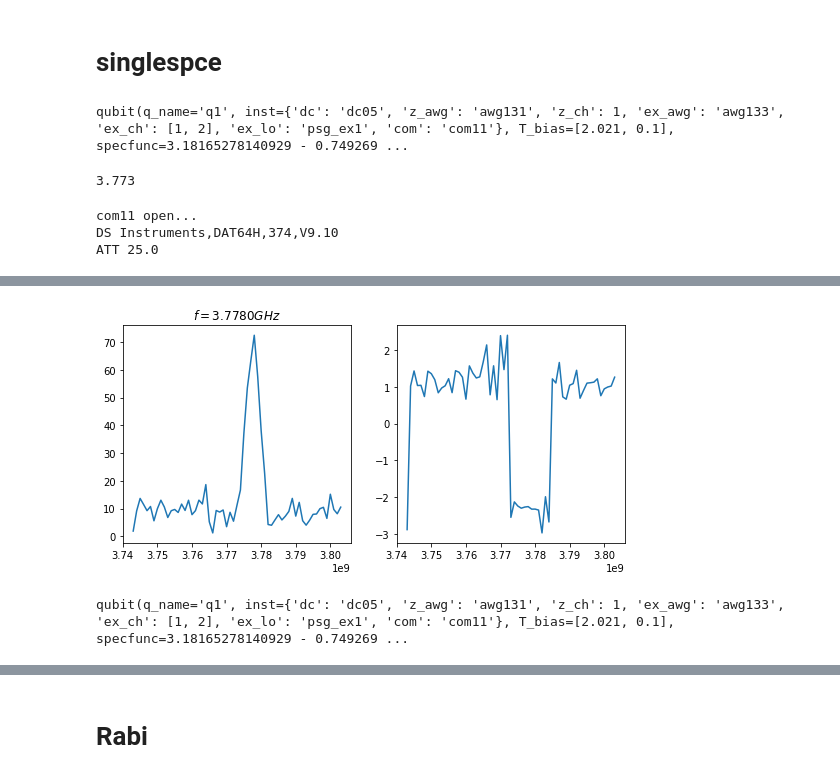
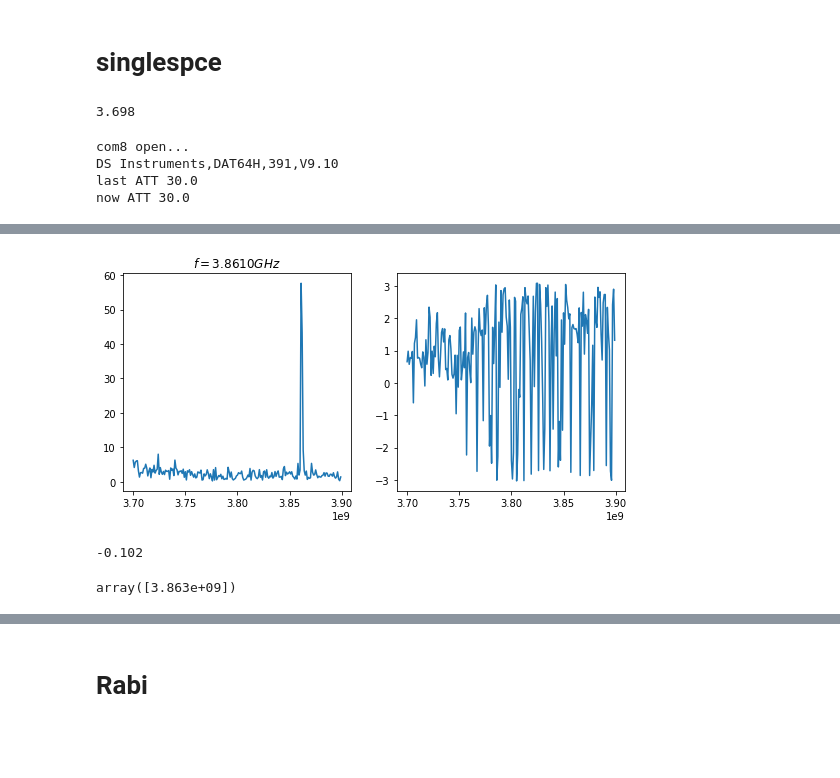
Before and after one commit to zhaoshoukuan/-ipynb, a Jupyter notebook: qw20.ipynb, the cells around one changed output, grey strips where cells are left out. Cells and saved outputs as stored; diff of their text form; code cells hidden in the pictures; blank space fills up the shorter version.

```diff
--- a/qw20.ipynb
+++ b/qw20.ipynb
@@ -117,13 +114,11 @@ awg_trig = awg100
 dc = {'dc01':dc01,'dc02':dc02,'dc03':dc03,'dc05':dc05,'dc06':dc06,\
       'dc07':dc07,'dc08':dc08,'dc10':dc10,'dc11':dc11,'dc15':dc15,'dc20':dc20}
 #awg = awg132
-awg_list = {'awg131':awg131,'awg132':awg132,'awg133':awg134,'awg134':awg133,'awgread':awg134}
+awg_list = {'awg131':awg131,'awg132':awg132,'awg133':awg133,'awg134':awg134,'awgread':awg133}
 # %% [markdown]
 ## 测量类
 # %%
 measure = mr.common(f_cavity,ats,dc,psg,awg_list,jpa)
-# %%
-measure.awg = awg_list
 # %%
 await mr.awgSync(measure)
 # %% [markdown]
@@ -131,7 +126,7 @@ await mr.awgSync(measure)
 # %%
 await mr.modulation_read(measure,np.array([50e6]),tdelay=1500)
 await mr.ats_setup(ats,np.array([50e6]),l=1500)
-await awg134.run()
+await awg133.run()
 f_list = await ats.getValue('f_list')
 f_list
 # %% [output]
@@ -309,41 +302,48 @@ plt.show()
 [figure]
 # %% [markdown]
 # singlespce
-# %%
-q1
-# %% [output]
-qubit(q_name='q1', inst={'dc': 'dc05', 'z_awg': 'awg131', 'z_ch': 1, 'ex_awg': 'awg133', 'ex_ch': [1, 2], 'ex_lo': 'psg_ex1', 'com': 'com11'}, T_bias=[2.021, 0.1], specfunc=3.18165278140929 - 0.749269 ...
-# %%
-x = sy.Symbol('x')
-q_target = q1
-att_single, bias = q_target.power_ex, -0.15
-#f_com = 3.736
-f_com = np.float(q_target.specfunc.evalf(subs={x:bias}))
-round(f_com,3)
-# %% [output]
-3.773
+# %%
+await dc[q3.inst['dc']].DC((q3.T_bias[0]/2+q3.T_bias[1]))
+await dc[q5.inst['dc']].DC((q5.T_bias[0]/2+q5.T_bias[1]))
+# await dc[q1.inst['dc']].DC((q1.T_bias[0]/2+q1.T_bias[1]))
+# await dc[q5.inst['dc']].DC((q5.T_bias[0]/2+q5.T_bias[1]))
+
+x = sy.Symbol('x')
+q_target = q4
+att_single, bias = q_target.power_ex, -0.104
+#f_com = 3.736
+f_com = np.float(q_target.specfunc.evalf(subs={x:bias}))
+# await mr.RecoverInst(measure,state=q_target.state[0])
+round(f_com,3)
+# %% [output]
+3.698
 # %%
-tag, freq = q_target.q_name, np.arange(-30,31,1)*1e6+round(f_com,3)*1e9
+tag, freq = q_target.q_name, np.arange(-100,101,1)*1e6+round(f_com,3)*1e9
+freq = np.arange(3.7,3.9,0.001)*1e9
+await psg_ex2.setValue('Power',15)
 await dc[q_target.inst['dc']].DC(bias)
 att_setup = mr.Att_Setup(q_target.inst['com'])
-att_setup.Att(q_target.power_ex+10)
+att_setup.Att(q_target.power_ex)
 #await psg[q_target.inst['ex_lo']].setValue('Power',0)
 await mr.modulation_ex(q_target,measure)
 await psg_ex1.setValue('Moutput','ON')
+#await psg_ex1.setValue('Output','OFF')
 await mr.jpa_switch(measure,'ON')
 job = Job(mr.singlespec, (q_target,measure,freq,True), tags=[tag], max=len(freq))
 f_ss, s_ss = await job.done()
+state = await mr.QueryInst(measure)
 index = np.abs(s_ss).argmax(axis=0)
 f_rabi = np.array([f_ss[:,i][j] for i, j in enumerate(index)])
 fig, axes = plt.subplots(ncols=2,nrows=1,figsize=(9,4))
 axes[0].plot(f_ss,np.abs(s_ss))
 axes[0].set_title('$f=%.4fGHz$'%(f_rabi[0]/1e9))
 axes[1].plot(f_ss,np.angle(s_ss))
 plt.show()
 # %% [output]
-com11 open...
-DS Instruments,DAT64H,374,V9.10
-ATT 25.0
+com8 open...
+DS Instruments,DAT64H,391,V9.10
+last ATT 30.0
+now ATT 30.0
 [interactive output not drawn]
-[figure, old version]
+[figure, new version]
 # %%
@@ -353,4 +353,8 @@ q7 = q7._replace(inst={'dc': 'dc08', 'z_awg': 'awg131', 'z_ch': 7, 'ex_awg': 'aw
-# %%
-q1
-# %% [output]
-qubit(q_name='q1', inst={'dc': 'dc05', 'z_awg': 'awg131', 'z_ch': 1, 'ex_awg': 'awg133', 'ex_ch': [1, 2], 'ex_lo': 'psg_ex1', 'com': 'com11'}, T_bias=[2.021, 0.1], specfunc=3.18165278140929 - 0.749269 ...
+# %%
+q4.bias
+# %% [output]
+-0.102
+# %%
+q4.f_ex
+# %% [output]
+array([3.863e+09])
```
Also changed, not shown: parts of 64 cells of this notebook, 3 other files.
